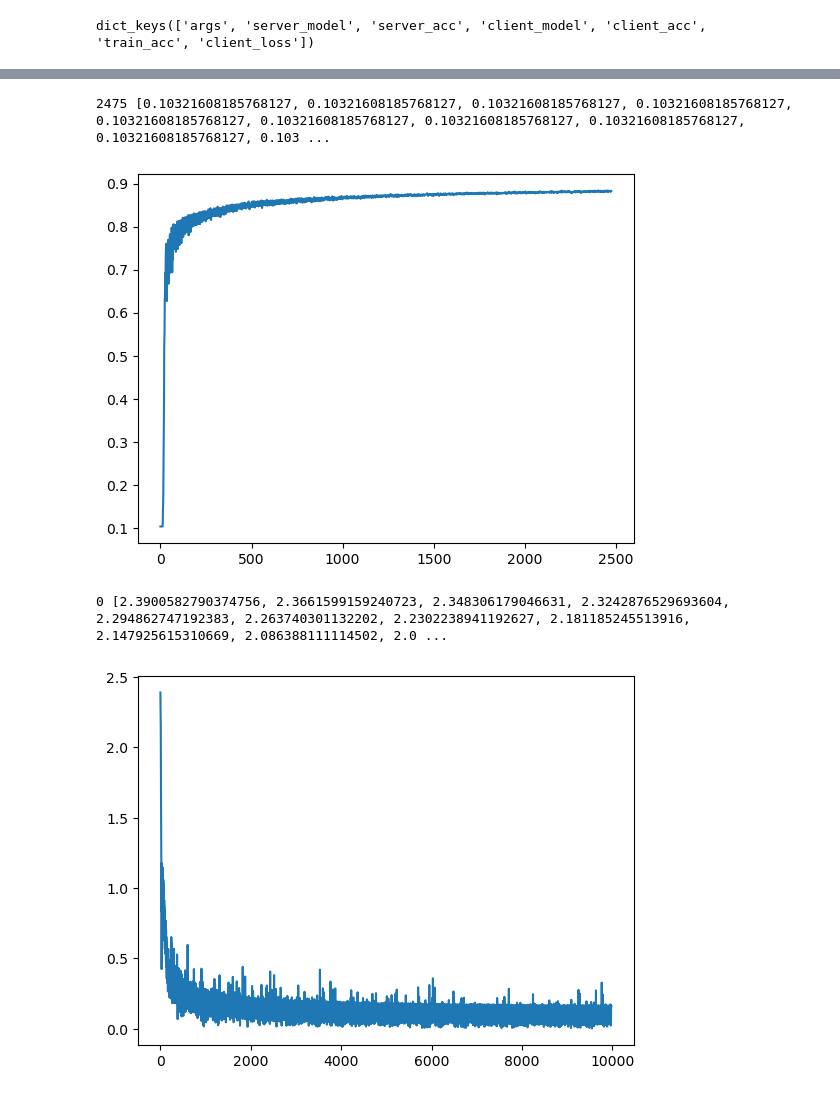
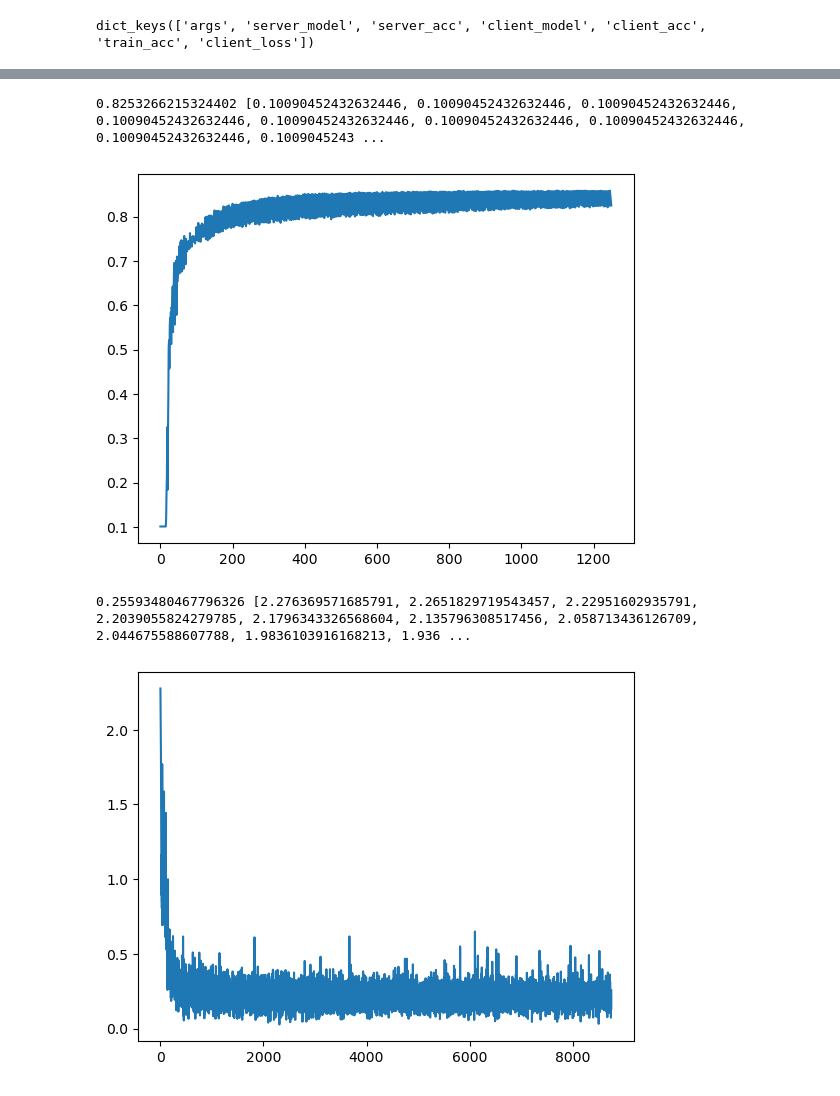
Before and after one commit to Haifeng-Dai/hybrid_fed, a Jupyter notebook: plot.ipynb, the cells around one changed output, grey strips where cells are left out. Drawn from its saved outputs; the diff is of its cells as text; code cells hidden in the pictures.

```diff
--- a/plot.ipynb
+++ b/plot.ipynb
@@ -10,11 +10,11 @@ plt.style.use('default')
 0: 加权蒸馏 0.880
 1: 逐个蒸馏 0.850
 2: 服务器交换参数 0.825
-3: 客户端单独训练, 不使用公开数据 0.876/0.867
-4: 客户端单独训练，使用公开数据 0.869
+3: 服务器单独训练, 不使用公开数据 0.876/0.867
+4: 服务器单独训练，使用公开数据 0.869
 '''
 
-file_path = './res/mnist_model_1_algo_0/alpha_0.5_T_6/server_commu_50_client_commu_5_client_train_5_batch_size_160_num_all_client_9_num_all_server_3_num_client_data_1200_num_public_data_50_proportion_0.8.pt'
+file_path = './res/mnist_model_1_algo_2/alpha_0.5_T_6/server_commu_50_client_commu_5_client_train_5_batch_size_160_num_all_client_9_num_all_server_3_num_client_data_1200_num_public_data_50_proportion_0.8.pt'
 data = torch.load(file_path, map_location='cpu')
 
 print(data.keys())
@@ -25,28 +37,24 @@ client_acc = data['client_acc']
 # print(len(client_acc[0]))
 num_line = len(client_acc[0])
 x = numpy.arange(num_line)
-for i in x[:1]:
-    y = numpy.array(client_acc[i])
-    plt.plot(x, y)
-print(len(y), list(y))
+i = 1
+y = numpy.array(client_acc[i])
+plt.plot(x, y)
+print(y[-1], list(y))
 plt.show()
 # %% [output]
-2475 [0.10321608185768127, 0.10321608185768127, 0.10321608185768127, 0.10321608185768127, 0.10321608185768127, 0.10321608185768127, 0.10321608185768127, 0.10321608185768127, 0.10321608185768127, 0.103 ...
+0.8253266215324402 [0.10090452432632446, 0.10090452432632446, 0.10090452432632446, 0.10090452432632446, 0.10090452432632446, 0.10090452432632446, 0.10090452432632446, 0.10090452432632446, 0.1009045243 ...
-[figure, old version]
+[figure, new version]
 # %%
 client_loss = data['client_loss']
 num_line = len(client_loss[0])
 x = numpy.arange(num_line)
-# print(len(client_loss[0]), num_line, len(x))
-for i in [0, ]:
-    print(i,client_loss[i])
-    y = numpy.array(client_loss[i])
-    plt.plot(x, y)
-# print(y)
-# idx = numpy.where(y < 0)
-# print(idx)
+i = 0
+y = numpy.array(client_loss[i])
+plt.plot(x, y)
+print(y[-1], list(y))
 plt.show()
 # %% [output]
-0 [2.3900582790374756, 2.3661599159240723, 2.348306179046631, 2.3242876529693604, 2.294862747192383, 2.263740301132202, 2.2302238941192627, 2.181185245513916, 2.147925615310669, 2.086388111114502, 2.0 ...
+0.25593480467796326 [2.276369571685791, 2.2651829719543457, 2.22951602935791, 2.2039055824279785, 2.1796343326568604, 2.135796308517456, 2.058713436126709, 2.044675588607788, 1.9836103916168213, 1.936 ...
-[figure, old version]
+[figure, new version]
 # %%
```
Also changed, not shown: parts of 3 cells of this notebook, 16 other files.
